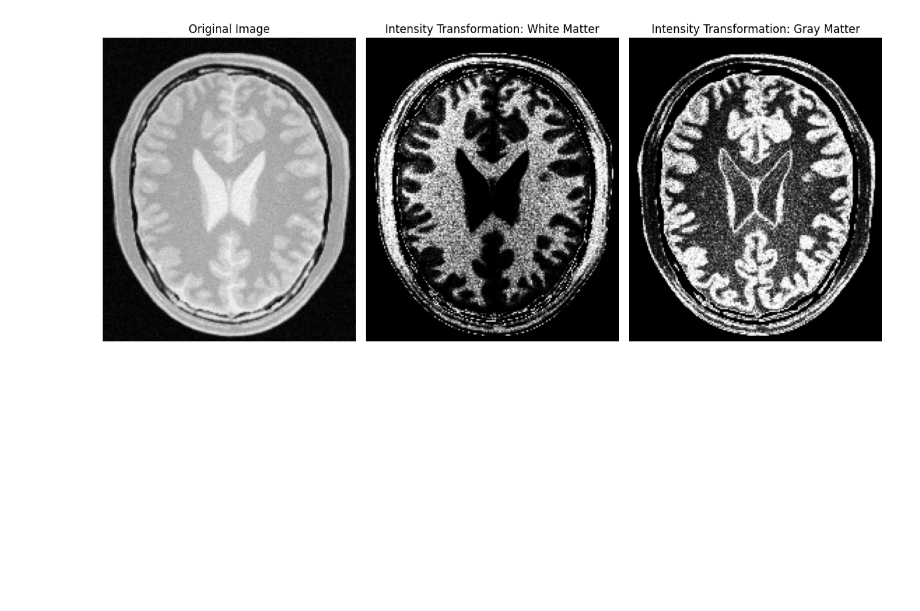
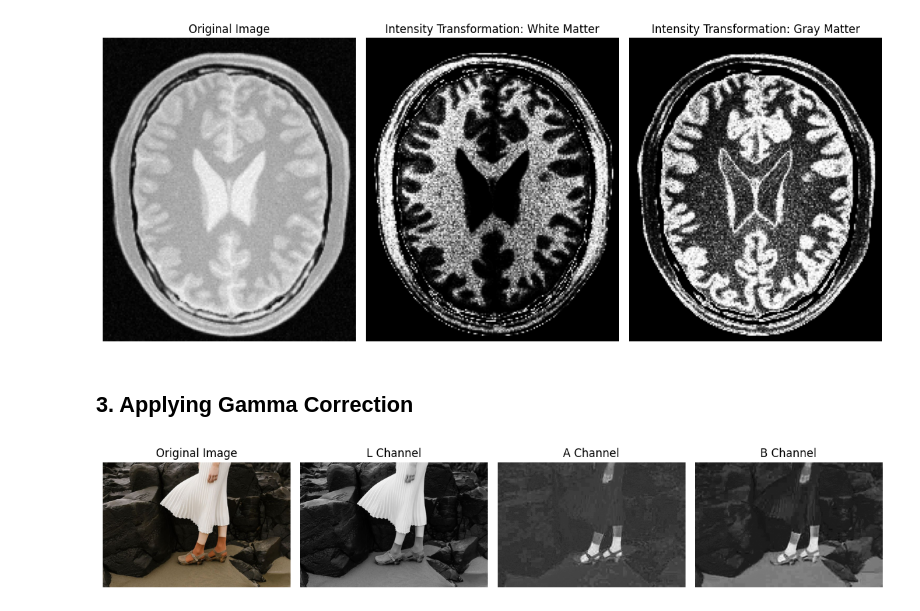
Before and after one commit to Shanmathu21/Point-Operations-and-Spatial-Filtering, a Jupyter notebook: assignment_1.ipynb, the cells around one changed output. Cells and saved outputs as stored; diff of their text form; code cells hidden in the pictures; blank space fills up the shorter version.

```diff
--- a/assignment_1.ipynb
+++ b/assignment_1.ipynb
@@ -108,3 +108,44 @@ plt.tight_layout()
 plt.show()
 # %% [output]
 [figure]
+# %% [markdown]
+## 3. Applying Gamma Correction
+# %%
+# Load grayscale image
+img_orig = cv.imread('a1images/highlights_and_shadows.jpg')
+assert img_orig is not None
+img_rgb = cv.cvtColor( img_orig, cv.COLOR_BGR2RGB)
+img_ceilab = cv.cvtColor(img_orig, cv.COLOR_BGR2Lab) # Convert the image into CEILAB color space
+# %%
+# Split the image in to L*a*b* color space
+L,a,b = cv.split(img_ceilab)
+
+# Define and apply gamma transformation
+gamma = 0.75
+t = np.array([(i/255.0)**(gamma)*255 for i in np.arange(0, 256)]).astype('uint8')
+L_modified = cv.LUT(L, t) # Apply gamma correction only for L channel
+
+ # Merge L channel with other channels
+merged = cv.merge([L_modified, a, b])
+img_modified = cv.cvtColor(merged, cv.COLOR_LAB2RGB)
+# %%
+# Display the images
+fig, ax = plt.subplots(1, 4, figsize=(12,6))
+
+ax[0].imshow(img_rgb, cmap="gray")
+ax[0].set_title('Original Image')
+ax[0].axis("off")
+ax[1].imshow(L, cmap="gray")
+ax[1].set_title('L Channel')
+ax[1].axis("off")
+ax[2].imshow(a, cmap="gray")
+ax[2].set_title('A Channel')
+ax[2].axis("off")
+ax[3].imshow(b, cmap="gray")
+ax[3].set_title('B Channel')
+ax[3].axis("off")
+
+plt.tight_layout()
+plt.show()
+# %% [output]
+[figure, added]
```
Also changed, not shown: parts of 2 cells of this notebook.
